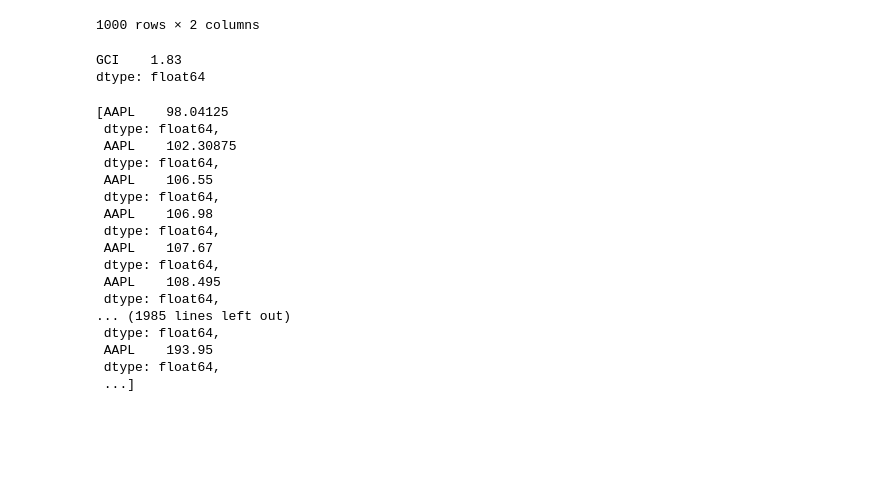
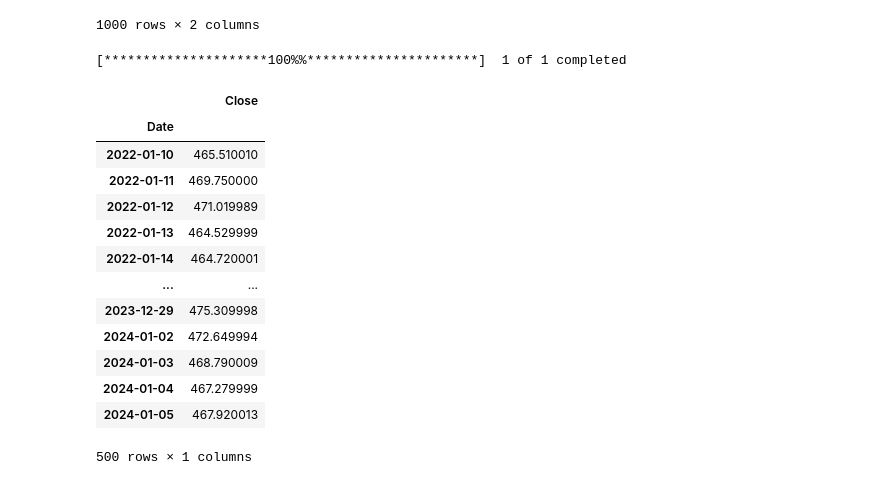
Before and after one commit to Hamza-joosub/Risk_Management, a Jupyter notebook: TRYING.ipynb, the cells around one changed output. Drawn from its saved outputs; the diff is of its cells as text; code cells hidden in the pictures; blank space fills up the shorter version.

```diff
--- a/TRYING.ipynb
+++ b/TRYING.ipynb
@@ -37,38 +38,25 @@ frame
 | 998 | 193.1500 | 2.46 |
 | 999 | 193.9500 | 2.48 |
 1000 rows × 2 columns
-# %%
-pd.DataFrame(frame.iloc[900:1100, 1]).min()
-# %% [output]
-GCI    1.83
-dtype: float64
-# %%
-def find_LO(df):
-    Tickers = df.columns.values.tolist()
-    list_lo = []
-    for stock_number in range(len(Tickers)):
-        name = Tickers[stock_number]
-        for day in range(len(df.index)):
-            list_lo.append((pd.DataFrame(df.iloc[day:day + 280, stock_number])).median(skipna=True))
-        #df[f"LO {name}"] = list_lo
-    return list_lo
-find_LO(frame)
-# %% [output]
-[AAPL    98.04125
- dtype: float64,
- AAPL    102.30875
- dtype: float64,
- AAPL    106.55
- dtype: float64,
- AAPL    106.98
- dtype: float64,
- AAPL    107.67
- dtype: float64,
- AAPL    108.495
- dtype: float64,
-... (1985 lines left out)
- dtype: float64,
- AAPL    193.95
- dtype: float64,
- ...]
+# %%
+baseline_frame = yf.download(tickers=["SPY"])
+baseline_frame = baseline_frame[-500:]
+baseline_frame = pd.DataFrame(baseline_frame["Close"])
+baseline_frame
+# %% [output]
+[*********************100%%**********************]  1 of 1 completed
+|  | Close |
+| Date |  |
+| 2022-01-10 | 465.510010 |
+| 2022-01-11 | 469.750000 |
+| 2022-01-12 | 471.019989 |
+| 2022-01-13 | 464.529999 |
+| 2022-01-14 | 464.720001 |
+| ... | ... |
+| 2023-12-29 | 475.309998 |
+| 2024-01-02 | 472.649994 |
+| 2024-01-03 | 468.790009 |
+| 2024-01-04 | 467.279999 |
+| 2024-01-05 | 467.920013 |
+500 rows × 1 columns
 # %%
```
Also changed, not shown: parts of 8 cells of this notebook.
